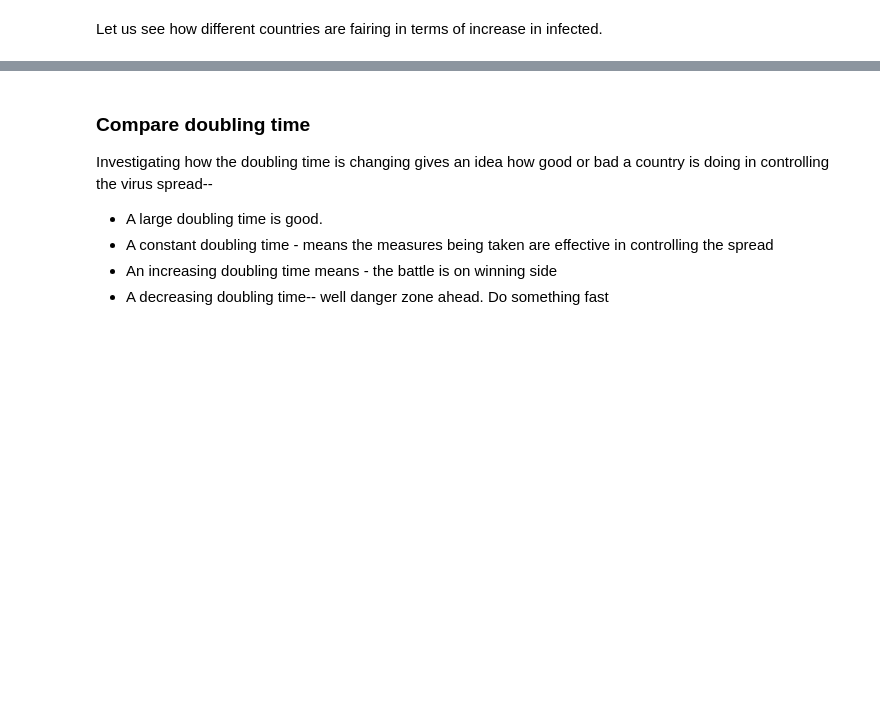
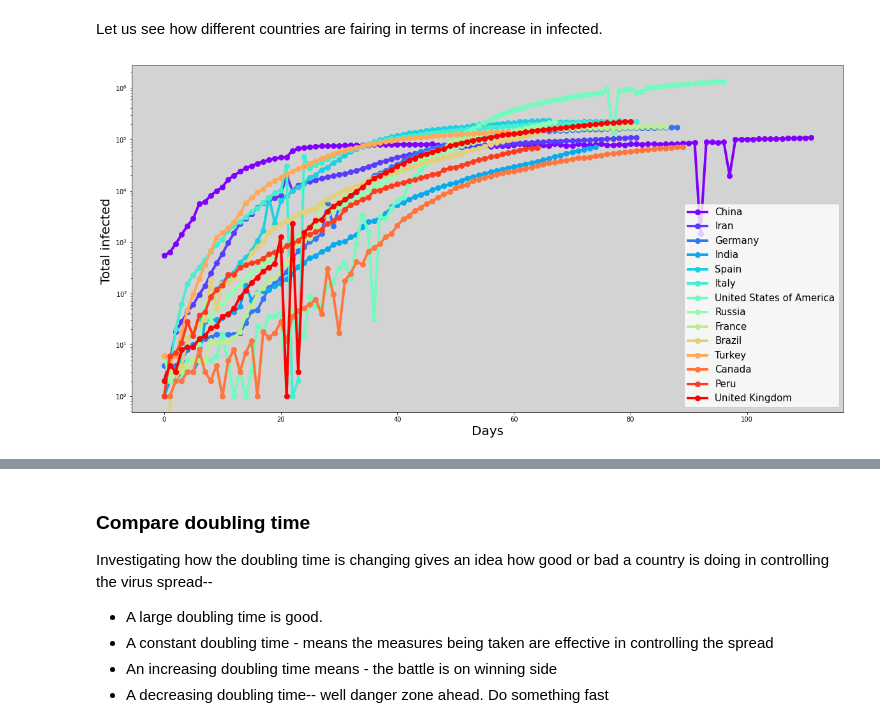
Before and after one commit to amita-kapoor/COVID-2020, a Jupyter notebook: Prediction_Covid_19_WorldWide.ipynb, the cells around one changed output, grey strips where cells are left out. Cells and saved outputs as stored; diff of their text form; code cells hidden in the pictures; blank space fills up the shorter version.

```diff
--- a/Prediction_Covid_19_WorldWide.ipynb
+++ b/Prediction_Covid_19_WorldWide.ipynb
@@ -290,2 +306,22 @@ df_summary
 # %% [markdown]
 Let us see how different countries are fairing in terms of increase in infected.
+# %%
+# Countries above india in the worldometer
+Countries22 = ["China", "Iran", "Germany", "India", "Spain", "Italy", "United States of America",
+               "Russia", "France", "Brazil", "Turkey", "Canada", "Peru", "United Kingdom"]
+fig,(ax1) = plt.subplots(nrows=1,ncols=1,figsize=(20,10))
+ax1.set_ylabel('Total infected ',fontsize=20)
+ax1.set_xlabel('Days',fontsize=20)
+
+color = iter(cm.rainbow(np.linspace(0,1,len(Countries22))))
+for Country in Countries22:
+  df_country = df1.loc[Country]
+  df_country.reset_index(inplace=True)
+  orig = df_country['Confirmed'].tolist()
+  c = next(color)
+  ax1.plot(orig,'-o',ms=8, lw=4,c = c, label=Country)
+  ax1.set_yscale('log')
+  ax1.legend(fontsize=15)
+ax1.set_facecolor('lightgray')
+# %% [output]
+[figure, added]
```
Also changed, not shown: parts of 32 cells of this notebook.
